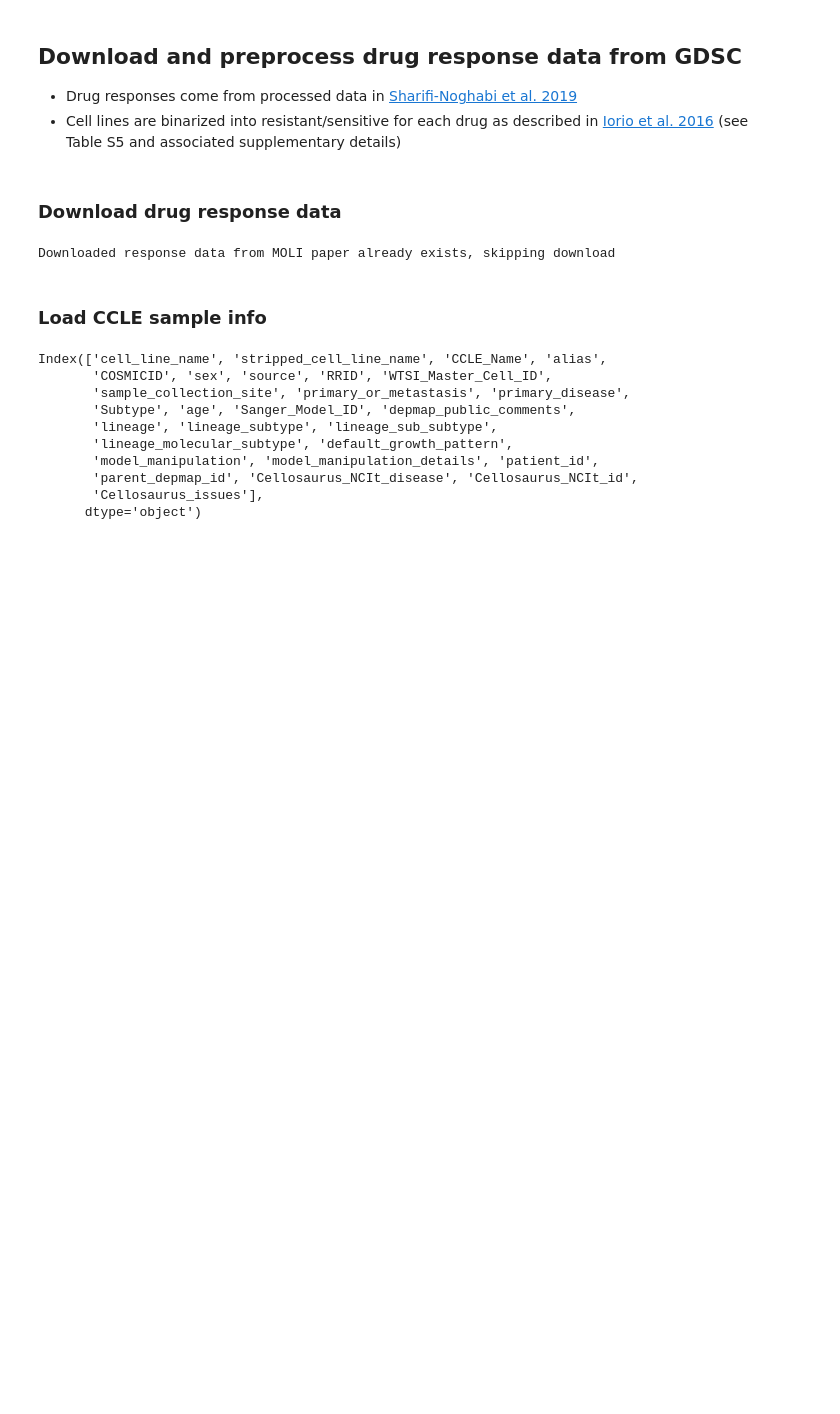
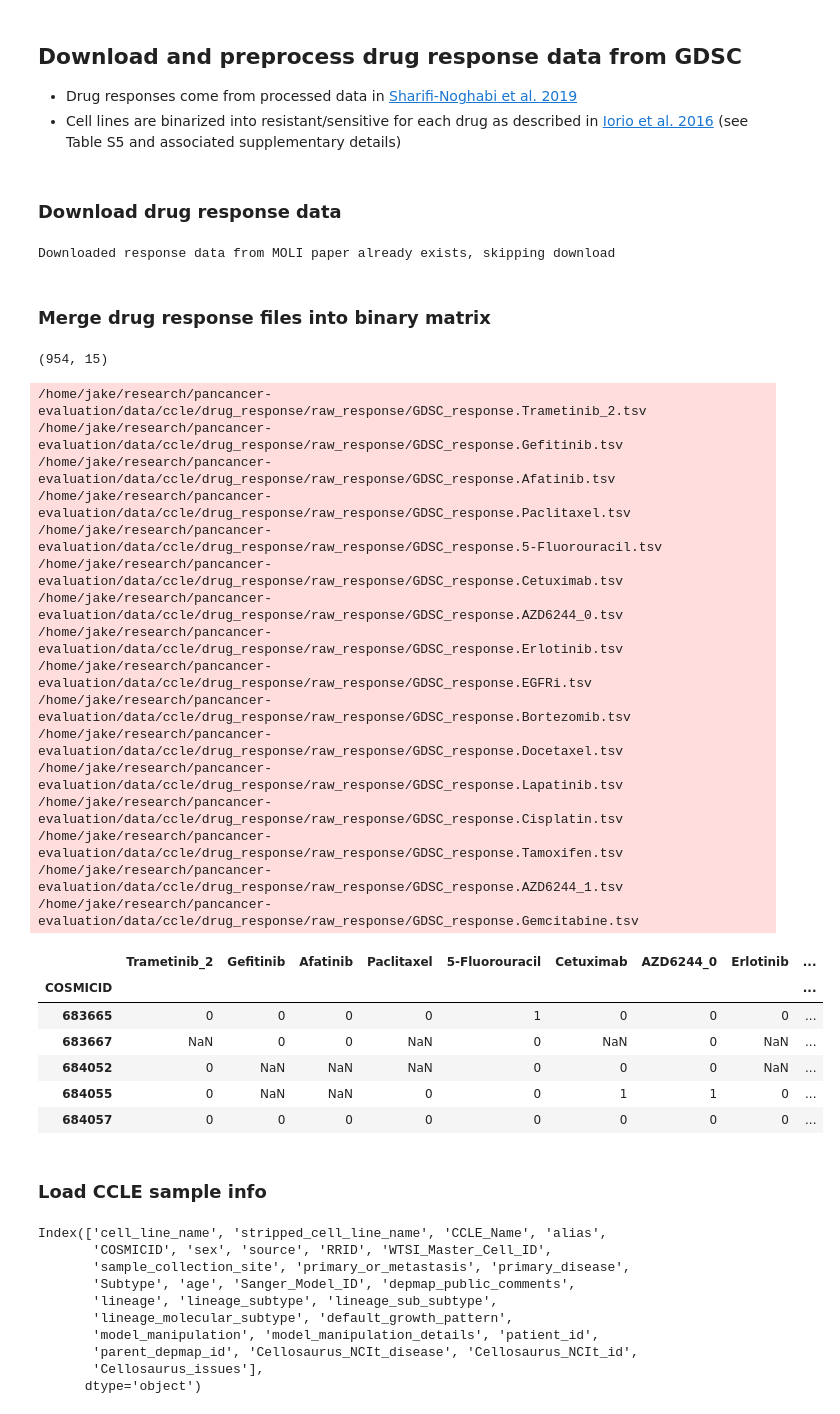
Before and after one commit to greenelab/pancancer-evaluation, a Jupyter notebook: 08_cell_line_prediction/download_drug_data.ipynb, the cells around one changed output. Cells and saved outputs as stored; diff of their text form; code cells hidden in the pictures; blank space fills up the shorter version.

```diff
--- a/08_cell_line_prediction/download_drug_data.ipynb
+++ b/08_cell_line_prediction/download_drug_data.ipynb
@@ -46,3 +48,66 @@ else:
     print('Downloaded response data from MOLI paper already exists, skipping download')
 # %% [output]
 Downloaded response data from MOLI paper already exists, skipping download
+# %% [markdown]
+### Merge drug response files into binary matrix
+# %%
+drug_labels = {}
+all_index = None
+for fname in glob.glob(str(decompress_dir / 'GDSC_response.*.tsv')):
+    print(fname, file=sys.stderr)
+    # skip combined EGFRi data for now
+    # we want to look at the drugs independently
+    if 'EGFRi' in fname:
+        continue
+    drug_df = pd.read_csv(fname, sep='\t', index_col=0)
+    drug_df.index.name = 'COSMICID'
+    drug_name = os.path.basename(fname).split('.')[1]
+    if 'drug' in drug_df.columns:
+        assert drug_df.drug.unique().shape[0] == 1
+    # 0 = resistant, 1 = sensitive
+    drug_labels[drug_name] = (drug_df.response
+        .replace(to_replace='R', value='0')
+        .replace(to_replace='S', value='1')
+    )
+    # make sure everything was labeled
+    assert set(drug_labels[drug_name].unique()).issubset(set(['0', '1', np.nan]))
+    # get union of all indexes
+    if all_index is None:
+        all_index = drug_labels[drug_name].index
+    else:
+        all_index = all_index.union(drug_labels[drug_name].index)
+
+# reindex all response series with union of indexes
+drug_labels = {
+    n: s.reindex(all_index) for n, s in drug_labels.items()
+}
+# convert to matrix
+drugs_df = pd.DataFrame(drug_labels, index=all_index)
+
+print(drugs_df.shape)
+drugs_df.head()
+# %% [output]
+(954, 15)
+/home/jake/research/pancancer-evaluation/data/ccle/drug_response/raw_response/GDSC_response.Trametinib_2.tsv
+/home/jake/research/pancancer-evaluation/data/ccle/drug_response/raw_response/GDSC_response.Gefitinib.tsv
+/home/jake/research/pancancer-evaluation/data/ccle/drug_response/raw_response/GDSC_response.Afatinib.tsv
+/home/jake/research/pancancer-evaluation/data/ccle/drug_response/raw_response/GDSC_response.Paclitaxel.tsv
+/home/jake/research/pancancer-evaluation/data/ccle/drug_response/raw_response/GDSC_response.5-Fluorouracil.tsv
+/home/jake/research/pancancer-evaluation/data/ccle/drug_response/raw_response/GDSC_response.Cetuximab.tsv
+/home/jake/research/pancancer-evaluation/data/ccle/drug_response/raw_response/GDSC_response.AZD6244_0.tsv
+/home/jake/research/pancancer-evaluation/data/ccle/drug_response/raw_response/GDSC_response.Erlotinib.tsv
+/home/jake/research/pancancer-evaluation/data/ccle/drug_response/raw_response/GDSC_response.EGFRi.tsv
+/home/jake/research/pancancer-evaluation/data/ccle/drug_response/raw_response/GDSC_response.Bortezomib.tsv
+/home/jake/research/pancancer-evaluation/data/ccle/drug_response/raw_response/GDSC_response.Docetaxel.tsv
+/home/jake/research/pancancer-evaluation/data/ccle/drug_response/raw_response/GDSC_response.Lapatinib.tsv
+/home/jake/research/pancancer-evaluation/data/ccle/drug_response/raw_response/GDSC_response.Cisplatin.tsv
+/home/jake/research/pancancer-evaluation/data/ccle/drug_response/raw_response/GDSC_response.Tamoxifen.tsv
+/home/jake/research/pancancer-evaluation/data/ccle/drug_response/raw_response/GDSC_response.AZD6244_1.tsv
+/home/jake/research/pancancer-evaluation/data/ccle/drug_response/raw_response/GDSC_response.Gemcitabine.tsv
+|  | Trametinib_2 | Gefitinib | Afatinib | Paclitaxel | 5-Fluorouracil | Cetuximab | AZD6244_0 | Erlotinib | ... |
+| COSMICID |  |  |  |  |  |  |  |  | ... |
+| 683665 | 0 | 0 | 0 | 0 | 1 | 0 | 0 | 0 | ... |
+| 683667 | NaN | 0 | 0 | NaN | 0 | NaN | 0 | NaN | ... |
+| 684052 | 0 | NaN | NaN | NaN | 0 | 0 | 0 | NaN | ... |
+| 684055 | 0 | NaN | NaN | 0 | 0 | 1 | 1 | 0 | ... |
+| 684057 | 0 | 0 | 0 | 0 | 0 | 0 | 0 | 0 | ... |
```
Also changed, not shown: parts of 7 cells of this notebook, 5 other files.
